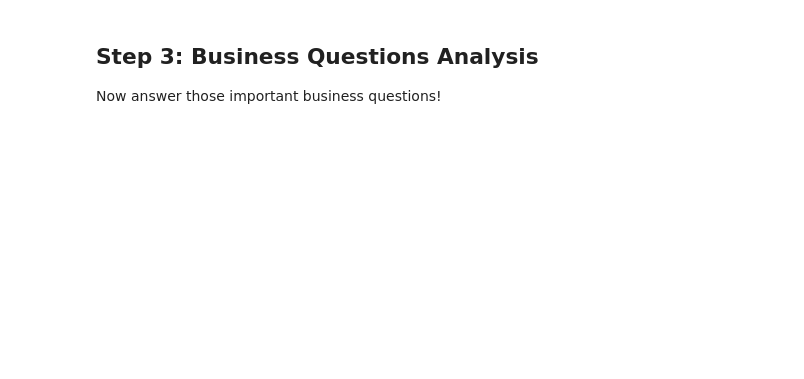
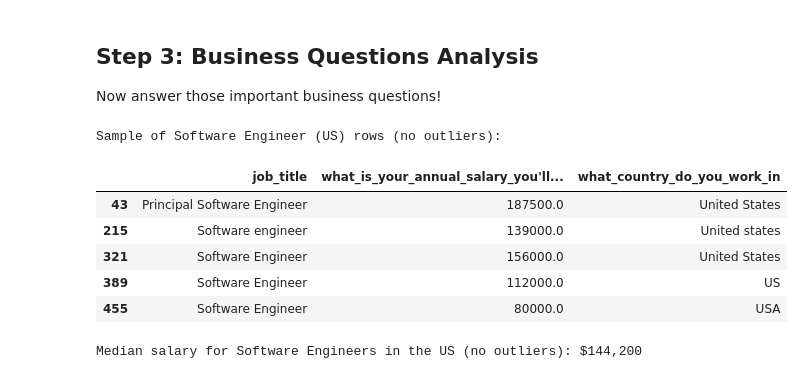
Before and after one commit to tsunar2002/ds-fall-2025-tue, a Jupyter notebook: Week-05-Vibe-Coding-101/homeworks/Raymond-Jiang-Week05-Exercise.ipynb, the cells around one changed output. Drawn from its saved outputs; the diff is of its cells as text; code cells hidden in the pictures; blank space fills up the shorter version.

```diff
--- a/Week-05-Vibe-Coding-101/homeworks/Raymond-Jiang-Week05-Exercise.ipynb
+++ b/Week-05-Vibe-Coding-101/homeworks/Raymond-Jiang-Week05-Exercise.ipynb
@@ -165,0 +474,52 @@ Now answer those important business questions!
+# %%
+# Find the median salary for Software Engineers in the US
+
+# Identify relevant columns
+
+# Identify the likely salary, job title, and country columns
+salary_col = [col for col in df.columns if "salary" in col][0]
+job_title_col = [col for col in df.columns if "job_title" in col][0]
+country_col = [col for col in df.columns if "country" in col]
+country_col = country_col[0] if country_col else None
+
+# Filter for Software Engineers in the US
+se_mask = df[job_title_col].str.contains("software engineer", case=False, na=False)
+if country_col:
+    us_mask = df[country_col].str.contains("united states|usa|us", case=False, na=False)
+    se_us_df = df[se_mask & us_mask].copy()
+else:
+    se_us_df = df[se_mask].copy()
+
+# Convert salary column to numeric (remove $ and commas if present)
+se_us_df[salary_col] = (
+    se_us_df[salary_col]
+    .astype(str)
+    .str.replace(r"[\$,]", "", regex=True)
+    .str.extract(r"(\d+\.?\d*)")[0]
+    .astype(float)
+)
+
+# Remove outliers using the IQR method
+Q1 = se_us_df[salary_col].quantile(0.25)
+Q3 = se_us_df[salary_col].quantile(0.75)
+IQR = Q3 - Q1
+lower_bound = Q1 - 1.5 * IQR
+upper_bound = Q3 + 1.5 * IQR
+se_us_df_no_outliers = se_us_df[(se_us_df[salary_col] >= lower_bound) & (se_us_df[salary_col] <= upper_bound)]
+
+# Display the relevant rows (without outliers)
+print("Sample of Software Engineer (US) rows (no outliers):")
+display(se_us_df_no_outliers[[job_title_col, salary_col] + ([country_col] if country_col else [])].head())
+
+# Calculate and display the median salary without outliers
+median_salary_no_outliers = se_us_df_no_outliers[salary_col].median()
+print(f"Median salary for Software Engineers in the US (no outliers): ${median_salary_no_outliers:,.0f}")
+# %% [output]
+Sample of Software Engineer (US) rows (no outliers):
+|  | job_title | what_is_your_annual_salary_you'll... | what_country_do_you_work_in |
+| 43 | Principal Software Engineer | 187500.0 | United States |
+| 215 | Software engineer | 139000.0 | United states |
+| 321 | Software Engineer | 156000.0 | United States |
+| 389 | Software Engineer | 112000.0 | US |
+| 455 | Software Engineer | 80000.0 | USA |
+Median salary for Software Engineers in the US (no outliers): $144,200
```
Also changed, not shown: parts of 17 cells of this notebook.
